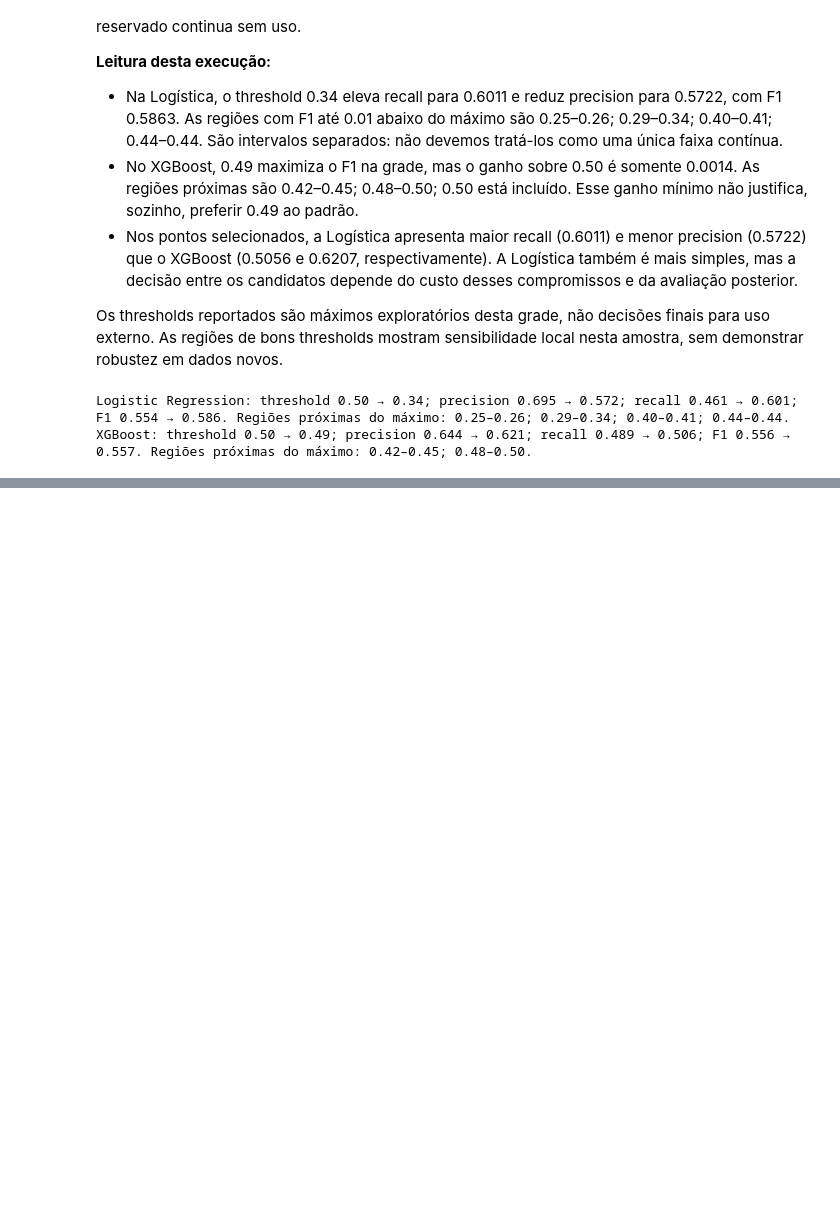
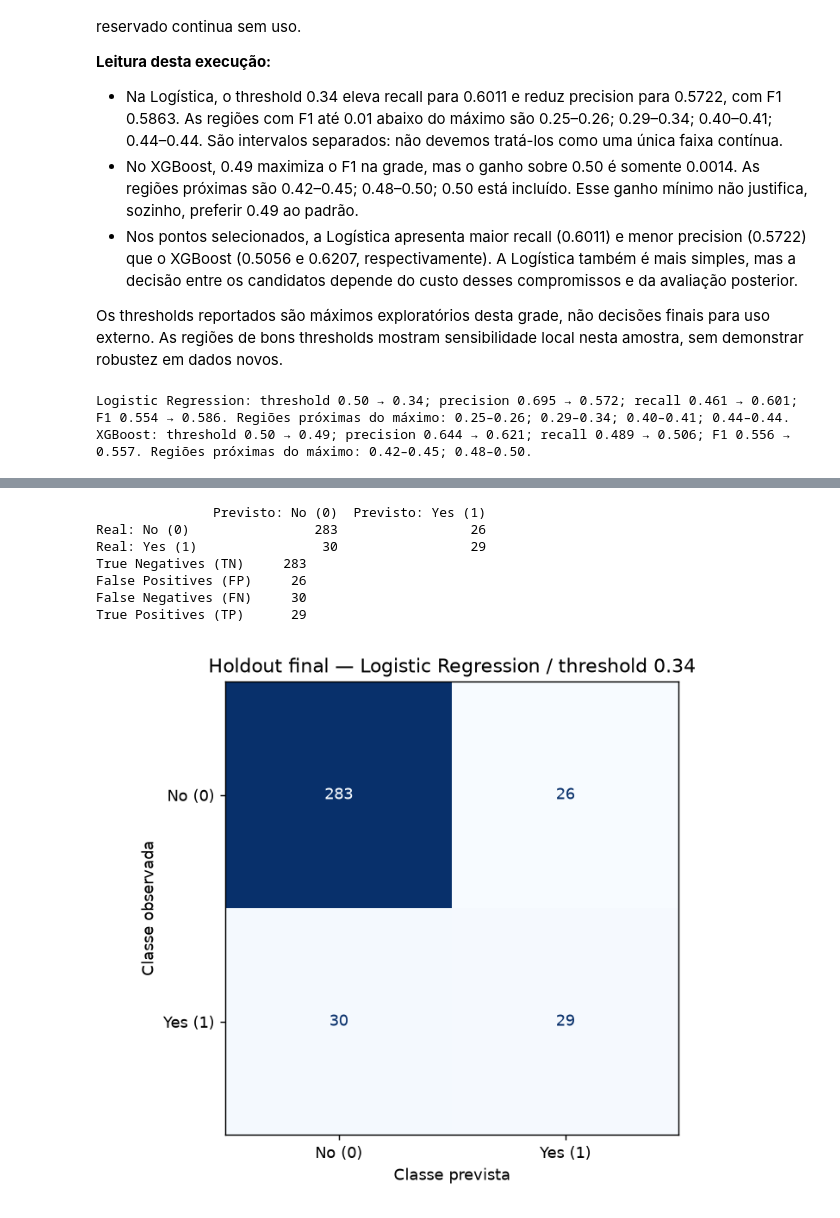
Before and after one commit to gccury/employee-attrition-ml, a Jupyter notebook: notebooks/employee_attrition_v2.ipynb, the cells around one changed output, grey strips where cells are left out. Cells and saved outputs as stored; diff of their text form; code cells hidden in the pictures; blank space fills up the shorter version.

Commit message:
Evaluate final model on holdout set

```diff
--- a/notebooks/employee_attrition_v2.ipynb
+++ b/notebooks/employee_attrition_v2.ipynb
@@ -1296,0 +1333,13 @@ XGBoost: threshold 0.50 → 0.49; precision 0.644 → 0.621; recall 0.489 → 0.
+# %%
+final_threshold = 0.34
+final_pipeline = Pipeline(steps=[
+    ("preprocessor", make_preprocessor(
+        numeric_features, categorical_features, scale_numeric=True,
+    )),
+    ("classifier", LogisticRegression(
+        C=10, class_weight=None, solver="lbfgs",
+        max_iter=1000, random_state=42,
+    )),
+])
+final_pipeline.fit(X_train, y_train)
+assert final_pipeline.classes_.tolist() == [0, 1]
@@ -1296,0 +1350,3 @@ XGBoost: threshold 0.50 → 0.49; precision 0.644 → 0.621; recall 0.489 → 0.
+# %%
+final_probabilities = final_pipeline.predict_proba(X_test)[:, 1]
+final_predictions = (final_probabilities >= final_threshold).astype(int)
@@ -1296,0 +1382,35 @@ XGBoost: threshold 0.50 → 0.49; precision 0.644 → 0.621; recall 0.489 → 0.
+# %%
+final_confusion_matrix = confusion_matrix(y_test, final_predictions, labels=[0, 1])
+true_negatives, false_positives, false_negatives, true_positives = final_confusion_matrix.ravel()
+final_confusion_counts = pd.Series({
+    "True Negatives (TN)": int(true_negatives),
+    "False Positives (FP)": int(false_positives),
+    "False Negatives (FN)": int(false_negatives),
+    "True Positives (TP)": int(true_positives),
+}, name="count")
+print(pd.DataFrame(
+    final_confusion_matrix,
+    index=["Real: No (0)", "Real: Yes (1)"],
+    columns=["Previsto: No (0)", "Previsto: Yes (1)"],
+).to_string())
+print(final_confusion_counts.to_string())
+
+fig_holdout, ax_holdout = plt.subplots(figsize=(6, 5))
+ConfusionMatrixDisplay(
+    confusion_matrix=final_confusion_matrix,
+    display_labels=["No (0)", "Yes (1)"],
+).plot(ax=ax_holdout, cmap="Blues", values_format="d", colorbar=False)
+ax_holdout.set_title("Holdout final — Logistic Regression / threshold 0.34")
+ax_holdout.set_xlabel("Classe prevista")
+ax_holdout.set_ylabel("Classe observada")
+fig_holdout.tight_layout()
+plt.show()
+# %% [output]
+               Previsto: No (0)  Previsto: Yes (1)
+Real: No (0)                283                 26
+Real: Yes (1)                30                 29
+True Negatives (TN)     283
+False Positives (FP)     26
+False Negatives (FN)     30
+True Positives (TP)      29
+[figure, added]
```
Also changed, not shown: parts of 12 cells of this notebook.
